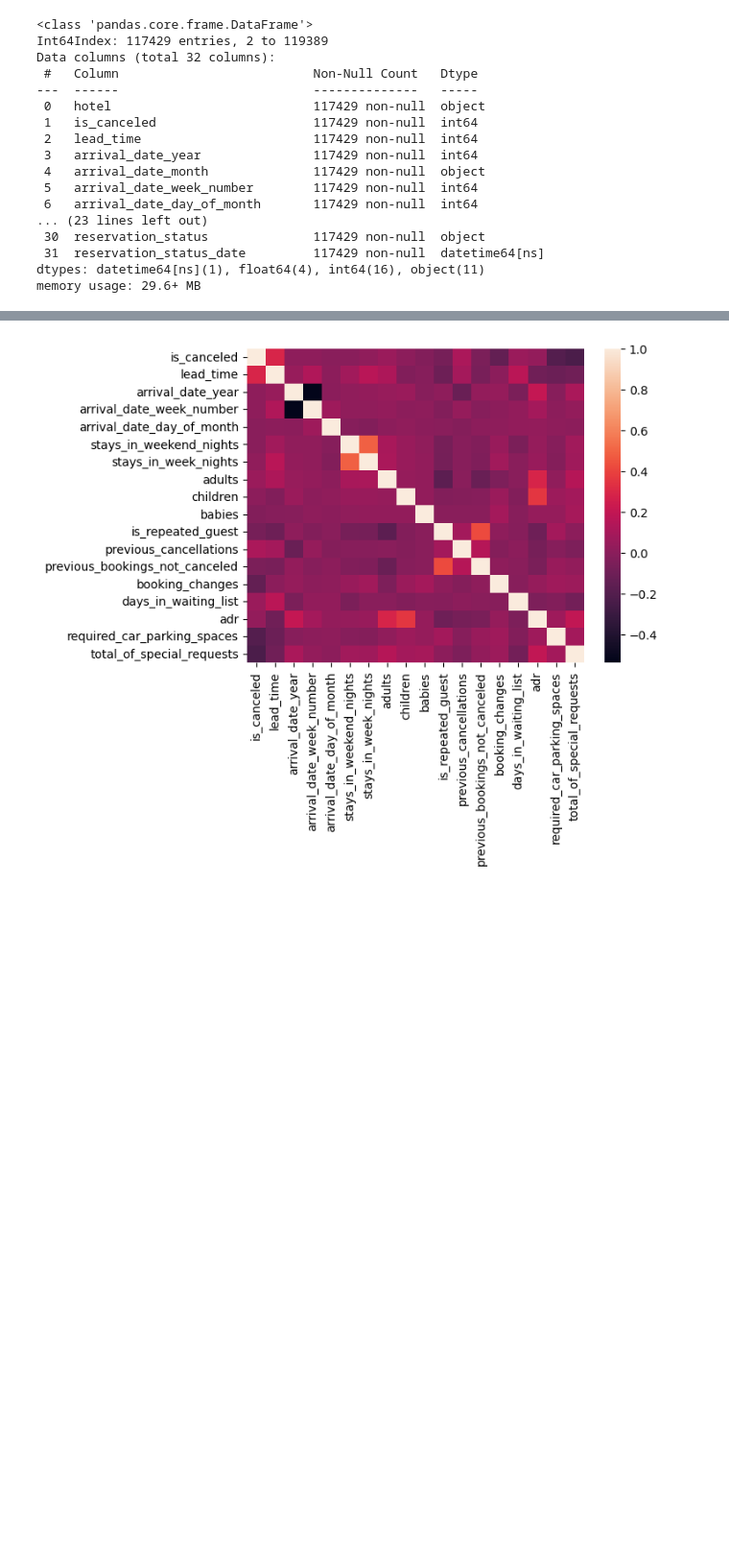
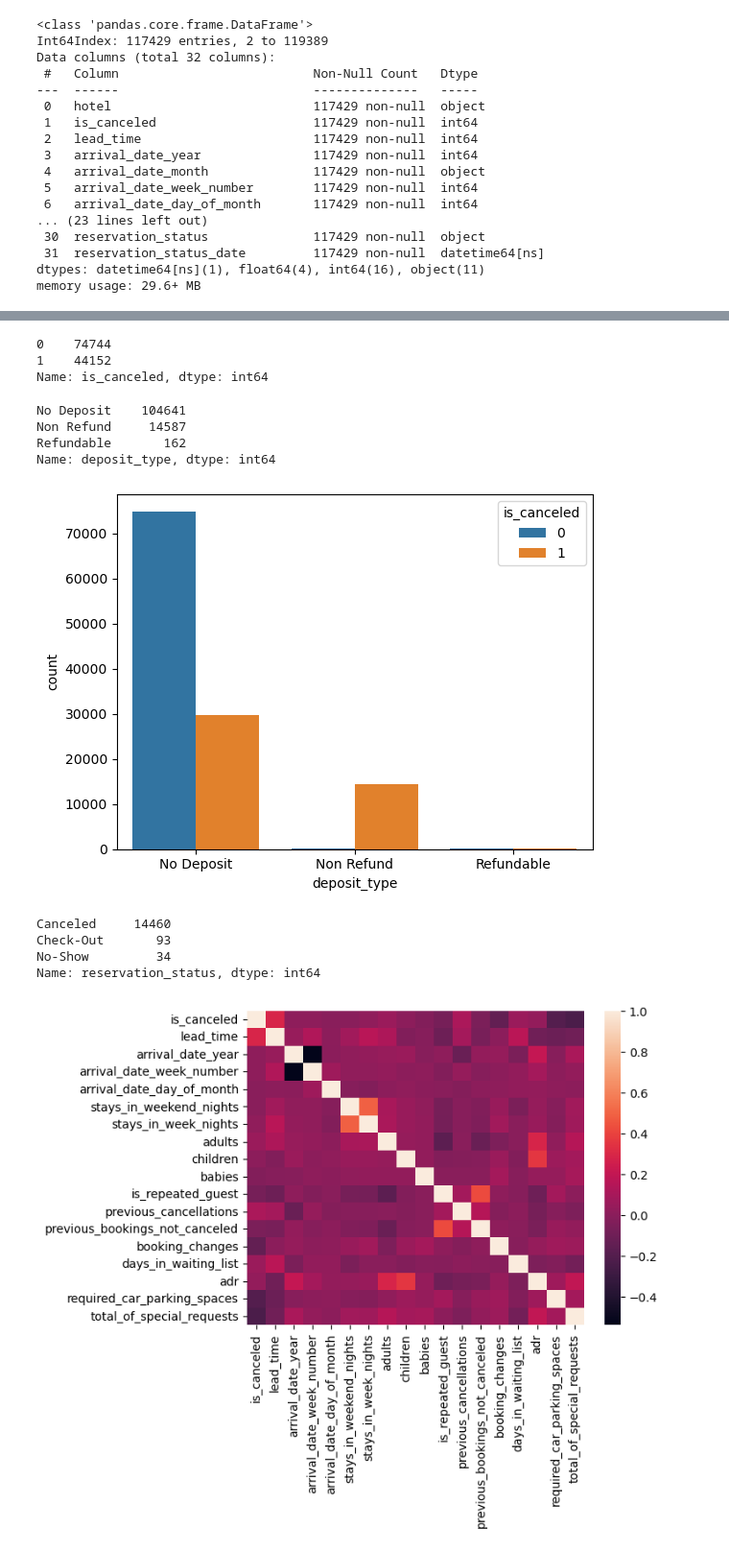
Before and after one commit to Reytrei/ST3187_FinalProject, a Jupyter notebook: Final_Project.ipynb, the cells around one changed output, grey strips where cells are left out. Shown at 96% size. Drawn from its saved outputs; the diff is of its cells as text; code cells hidden in the pictures; blank space fills up the shorter version.

```diff
--- a/Final_Project.ipynb
+++ b/Final_Project.ipynb
@@ -95,0 +147,3 @@ sns.histplot(hotel['adr'], ax = ax[1])
+# %%
+hotel = hotel[(hotel['adr'] < 5300) & (hotel['adr'] >= 0)]
+hotel.describe()
@@ -137,7 +203,0 @@ hotel.sort_values('adr').tail()
-# %%
-#hotel = hotel[hotel['lead_time'] < 400]
-hotel = hotel[(hotel['adr'] < 5300) & (hotel['adr'] > 0)]
-
-fig, ax = plt.subplots(2,1, figsize =(8,6))
-sns.histplot(hotel['lead_time'], ax= ax[0])
-sns.histplot(hotel['adr'], ax = ax[1])
@@ -229,3 +234,30 @@ plt.show()
+# %%
+hotel['is_canceled'].value_counts()
+# %% [output]
+0    74744
+1    44152
+Name: is_canceled, dtype: int64
+# %%
+hotel['deposit_type'].value_counts()
+# %% [output]
+No Deposit    104641
+Non Refund     14587
+Refundable       162
+Name: deposit_type, dtype: int64
+# %%
+deposit_type = hotel.groupby(['deposit_type', 'is_canceled']).size().reset_index(name = 'count')
+sns.barplot(x = 'deposit_type', y = 'count', hue = 'is_canceled', data = deposit_type)
+plt.show()
+# %% [output]
+[figure, added]
+# %%
+view = hotel[hotel['deposit_type'] == 'Non Refund']
+view['reservation_status'].value_counts()
+# %% [output]
+Canceled     14460
+Check-Out       93
+No-Show         34
+Name: reservation_status, dtype: int64
 # %%
 num_col = hotel.select_dtypes(include = ['int64', 'float64']).columns.tolist()
 num_data = hotel[num_col]
```
Also changed, not shown: parts of 84 cells of this notebook, 1 other file.
